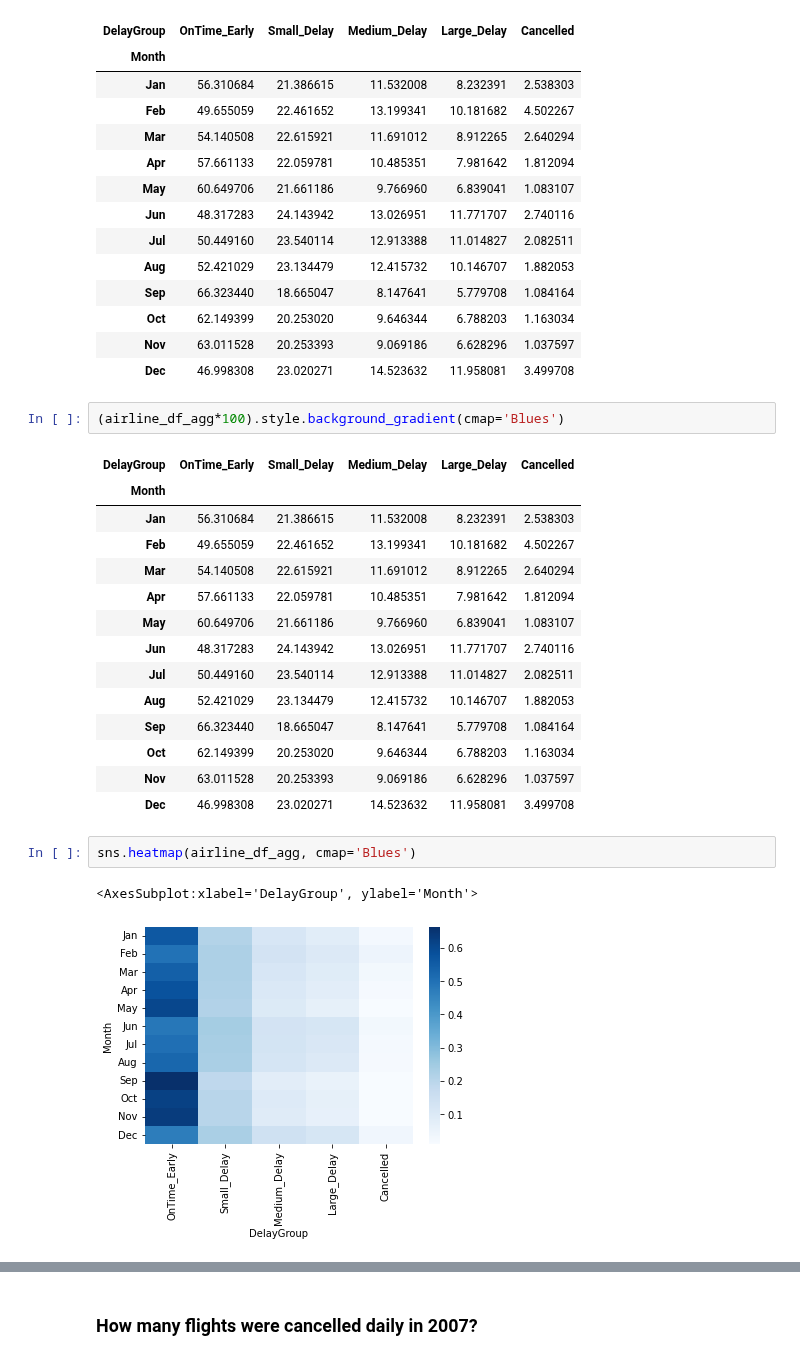
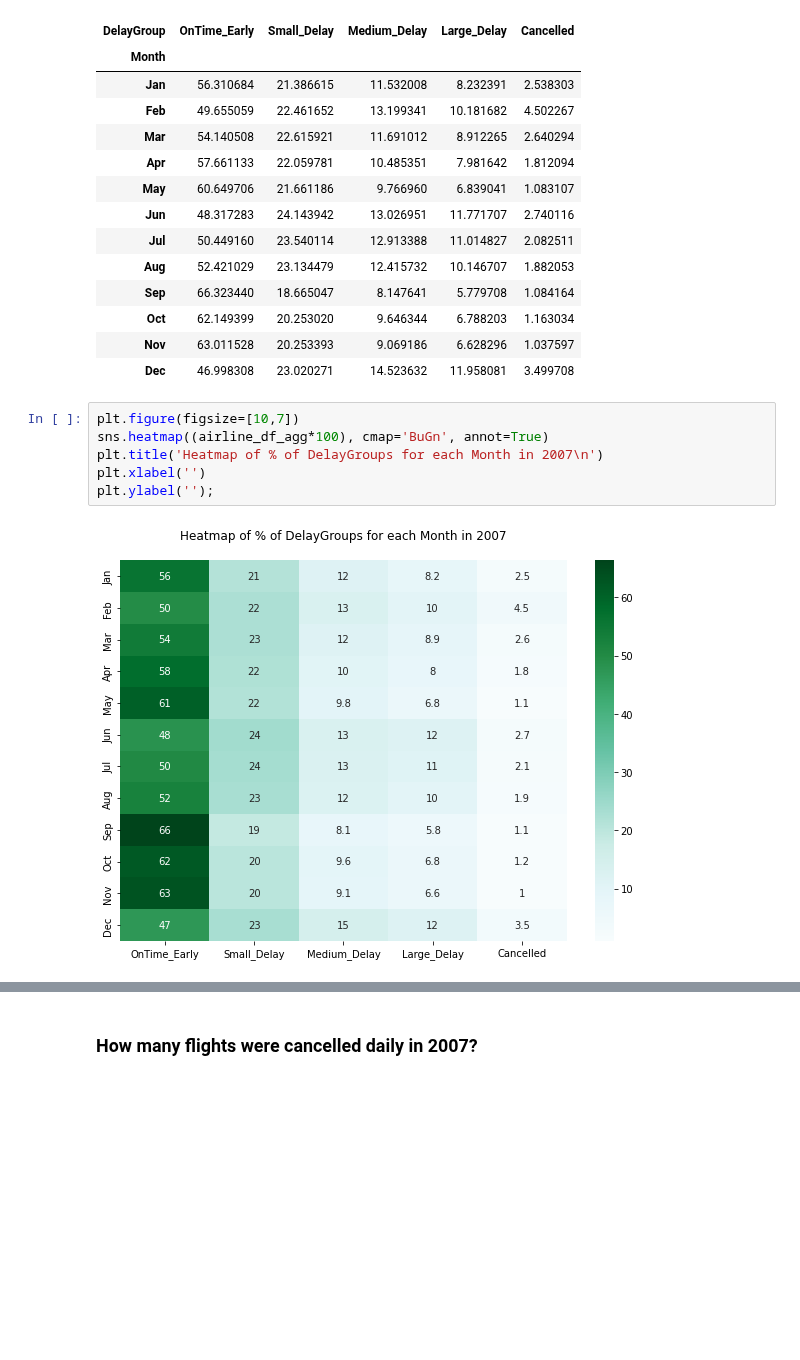
Before and after one commit to EsosaOrumwese/ALX-T-Nanodegree, a Jupyter notebook: Data Analytics/Projects/Airline On-Time Performance Data/eda_act.ipynb, the cells around one changed output, grey strips where cells are left out. Cells and saved outputs as stored; diff of their text form; blank space fills up the shorter version.

```diff
--- a/Data Analytics/Projects/Airline On-Time Performance Data/eda_act.ipynb
+++ b/Data Analytics/Projects/Airline On-Time Performance Data/eda_act.ipynb
@@ -307,25 +307,11 @@ Let's get the percentage of each delay group for each month
 | Oct | 62.149399 | 20.253020 | 9.646344 | 6.788203 | 1.163034 |
 | Nov | 63.011528 | 20.253393 | 9.069186 | 6.628296 | 1.037597 |
 | Dec | 46.998308 | 23.020271 | 14.523632 | 11.958081 | 3.499708 |
-# %%
-(airline_df_agg*100).style.background_gradient(cmap='Blues')
-# %% [output]
-| DelayGroup | OnTime_Early | Small_Delay | Medium_Delay | Large_Delay | Cancelled |
-| Month |  |  |  |  |  |
-| Jan | 56.310684 | 21.386615 | 11.532008 | 8.232391 | 2.538303 |
-| Feb | 49.655059 | 22.461652 | 13.199341 | 10.181682 | 4.502267 |
-| Mar | 54.140508 | 22.615921 | 11.691012 | 8.912265 | 2.640294 |
-| Apr | 57.661133 | 22.059781 | 10.485351 | 7.981642 | 1.812094 |
-| May | 60.649706 | 21.661186 | 9.766960 | 6.839041 | 1.083107 |
-| Jun | 48.317283 | 24.143942 | 13.026951 | 11.771707 | 2.740116 |
-| Jul | 50.449160 | 23.540114 | 12.913388 | 11.014827 | 2.082511 |
-| Aug | 52.421029 | 23.134479 | 12.415732 | 10.146707 | 1.882053 |
-| Sep | 66.323440 | 18.665047 | 8.147641 | 5.779708 | 1.084164 |
-| Oct | 62.149399 | 20.253020 | 9.646344 | 6.788203 | 1.163034 |
-| Nov | 63.011528 | 20.253393 | 9.069186 | 6.628296 | 1.037597 |
-| Dec | 46.998308 | 23.020271 | 14.523632 | 11.958081 | 3.499708 |
-# %%
-sns.heatmap(airline_df_agg, cmap='Blues')
-# %% [output]
-<AxesSubplot:xlabel='DelayGroup', ylabel='Month'>
-[figure, removed]
+# %%
+plt.figure(figsize=[10,7])
+sns.heatmap((airline_df_agg*100), cmap='BuGn', annot=True)
+plt.title('Heatmap of % of DelayGroups for each Month in 2007\n')
+plt.xlabel('')
+plt.ylabel('');
+# %% [output]
+[figure, added]
```
Also changed, not shown: parts of 11 cells of this notebook.
